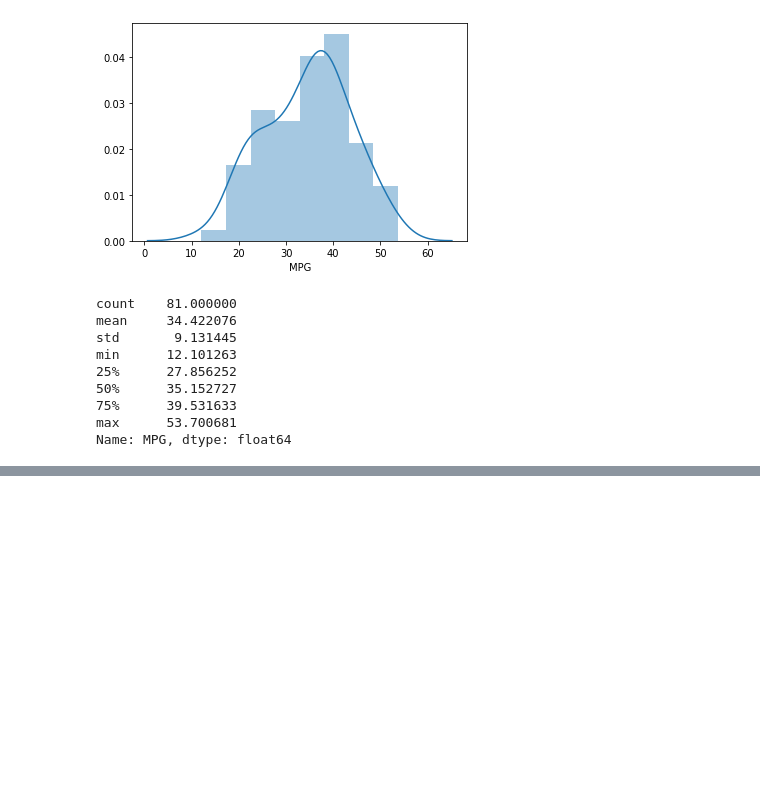
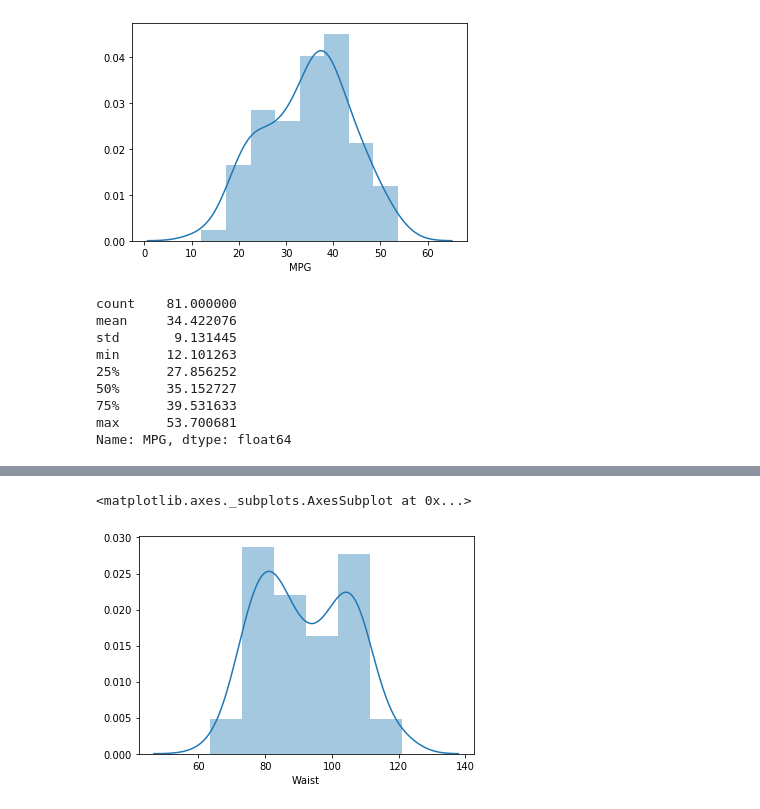
Before and after one commit to DebanjaliBasu/Excelr-1, a Jupyter notebook: Code/Assignment 1 Subhradip halder.ipynb, the cells around one changed output, grey strips where cells are left out. Cells and saved outputs as stored; diff of their text form; code cells hidden in the pictures; blank space fills up the shorter version.

```diff
--- a/Code/Assignment 1.ipynb
+++ b/Code/Assignment 1 Subhradip halder.ipynb
@@ -234,0 +237,2 @@ Name: MPG, dtype: float64
+# %%
+df_at = pd.read_csv('/Users/halders/Documents/Excelr/dataset/wc-at.csv')
@@ -234,0 +248,5 @@ Name: MPG, dtype: float64
+# %%
+sns.distplot(df_at['Waist'])
+# %% [output]
+<matplotlib.axes._subplots.AxesSubplot at 0x...>
+[figure, added]
```
Also changed, not shown: parts of 30 cells of this notebook, 3 other files.
